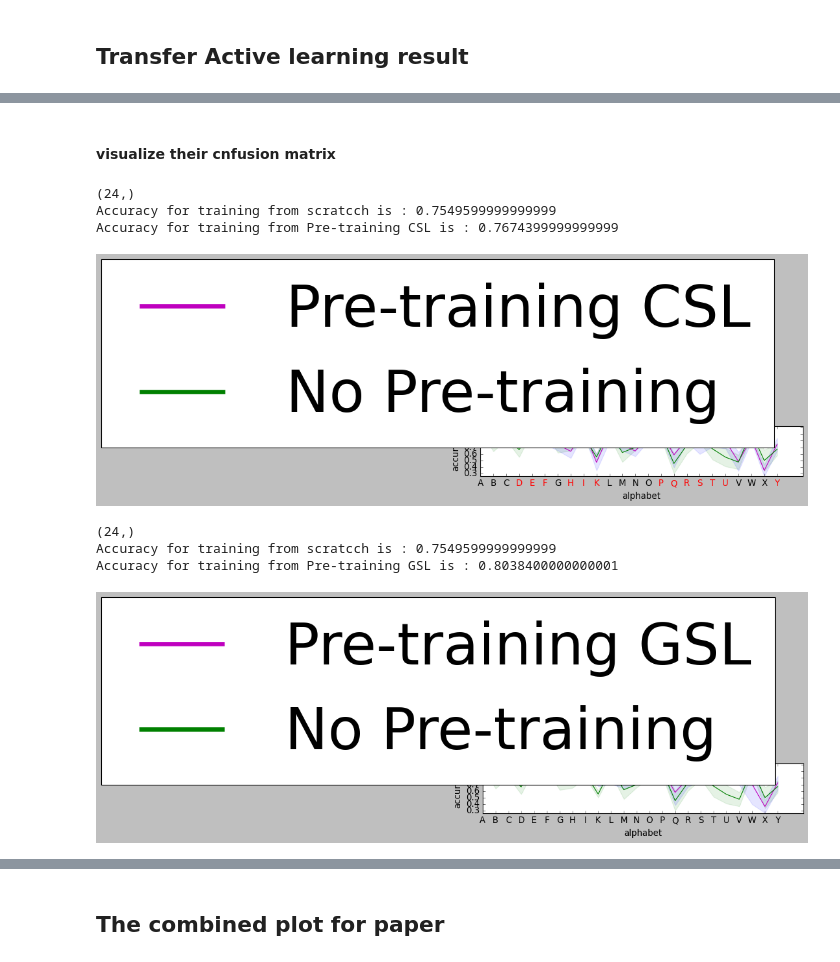
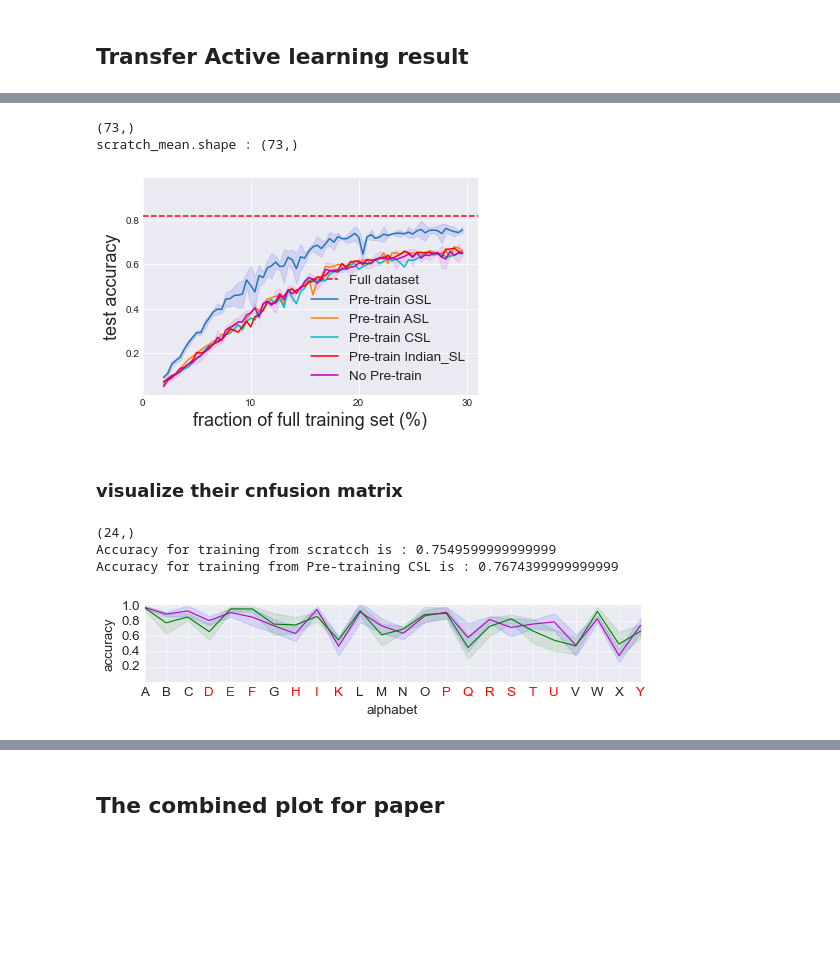
Before and after one commit to ShuaiWang97/AI_Sign_language, a Jupyter notebook: active_learning/DBALwithImgData-main/visualize.ipynb, the cells around one changed output, grey strips where cells are left out. Saved outputs shown, nothing was run; the diff lists cells and outputs as text; code cells hidden in the pictures; blank space fills up the shorter version.

```diff
--- a/active_learning/DBALwithImgData-main/visualize.ipynb
+++ b/active_learning/DBALwithImgData-main/visualize.ipynb
@@ -674,5 +721,22 @@ percentage for iter =40:  33.78378378378378
+# %%
+Irish_SL_scratch = np.load("D:/AI_thesis/workshop_paper/np_result_96/Irish_SL_MNIST_imbalvar_res18pre_trainFalse_96.npy")[:,:73]
+Irish_SL_pre_GSL = np.load("D:/AI_thesis/workshop_paper/np_result_96/Irish_SL_MNIST_imbalvar_res18pre_trainGSL_MNIST_imbal_96.npy")[:,:73]
+Irish_SL_pre_ASL = np.load("D:/AI_thesis/workshop_paper/np_result_96/Irish_SL_MNIST_imbalvar_res18pre_trainASL_MNIST_imbal_96.npy")[:,:73]
+Irish_SL_pre_Indian_SL = np.load("D:/AI_thesis/workshop_paper/np_result_96/Irish_SL_MNIST_imbalvar_res18pre_trainIndian_MNIST_imbal_96.npy")[:,:73]
+Irish_SL_pre_Chinese = np.load("D:/AI_thesis/workshop_paper/np_result_96/Irish_SL_MNIST_imbalvar_res18pre_trainChinese_SL_MNIST_imbal_96.npy")[:,:73]
+
+#for i in [Irish_SL_scratch, Irish_SL_pre_GSL,Irish_SL_pre_ASL,Irish_SL_pre_Fashion,Irish_SL_pre_Chinese ]:
+#    i = i[:,:80]
+
+name = ["Pre-train GSL", "Pre-train ASL", "Pre-train CSL","Pre-train Indian_SL" ]
+result_Irish_SL = make_transfer_plot(SL="Irish_SL_96",scratch=Irish_SL_scratch, pre_1=Irish_SL_pre_GSL, pre_2=Irish_SL_pre_ASL, pre_3=Irish_SL_pre_Chinese,
+                                     pre_4 = Irish_SL_pre_Indian_SL, name=name, query=10, training_data=2600, full_performance=0.82, plot=True )
+# %% [output]
+(73,)
+scratch_mean.shape : (73,)
+[figure, added]
 # %% [markdown]
-#### visualize their cnfusion matrix
+### visualize their cnfusion matrix
 # %%
 def make_con_mat_plot(SL, scratch, pre_1, pre_2, pre_3, pre_4, iterr_num ,name):
     """Make plots for viaualizing confusion matrix"""
@@ -730,8 +794,7 @@ def make_con_mat_plot(SL, scratch, pre_1, pre_2, pre_3, pre_4, iterr_num ,name):
     ax.set_xlabel("alphabet")
     ax.set_ylabel("accuracy")
     ax.set_xticklabels( all_Alphabet_list )
-    plt.ylim([0.26,1.02])
-    if SL == "Irish_SL":
+    if "Irish_SL" in SL:
         plt.gca().get_xticklabels()[6].set_color("red")
         plt.gca().get_xticklabels()[7].set_color("red")
         plt.gca().get_xticklabels()[9].set_color("red")
@@ -740,7 +803,7 @@ def make_con_mat_plot(SL, scratch, pre_1, pre_2, pre_3, pre_4, iterr_num ,name):
         plt.gca().get_xticklabels()[15].set_color("red")
         plt.gca().get_xticklabels()[18].set_color("red")
         plt.gca().get_xticklabels()[22].set_color("red")
-    if SL =="ASL" and name[0]=="Pre-training CSL":
+    if "ASL" in SL and name[0]=="Pre-training CSL":
         plt.gca().get_xticklabels()[3].set_color("red")
         plt.gca().get_xticklabels()[4].set_color("red")
         plt.gca().get_xticklabels()[5].set_color("red")
@@ -754,42 +817,42 @@ def make_con_mat_plot(SL, scratch, pre_1, pre_2, pre_3, pre_4, iterr_num ,name):
         plt.gca().get_xticklabels()[18].set_color("red")
         plt.gca().get_xticklabels()[19].set_color("red")
         plt.gca().get_xticklabels()[23].set_color("red")
-    #if SL=="ASL" and name[0]=="Pretrain_GSL":
+    if "CSL" in SL and name[0]=="Pre-training ASL":
+        for i in [3,4,5,7,8,9,14,15,16,17,18,19,22]:
+            plt.gca().get_xticklabels()[i].set_color("red")
+
+
 
 
 
     #plt.legend(fontsize=80,loc=4)
-    leg = plt.legend(fontsize=80,loc=4)
-    leg.get_lines()[0].set_linewidth(6)
-    leg.get_lines()[1].set_linewidth(6)
+    #leg = plt.legend(fontsize=80,loc=4)
+    #leg.get_lines()[0].set_linewidth(6)
+    #leg.get_lines()[1].set_linewidth(6)
+    #leg.get_lines()[2].set_linewidth(6)
     #plt.title(SL+" transfer active learning result")
-
-    #fig.savefig('result_img/new_images/AL_'+SL+'.png', dpi=100)
+    plt.yticks([0.2, 0.4, 0.6,0.8,1.0])
+    plt.xlim([0,23])
+    plt.ylim([0.0,1.02])
+    plt.rcParams['axes.labelsize'] = 12
+    fig.savefig('result_img/new_images/cm_'+SL+'.png', dpi=2000,bbox_inches='tight')
 # %%
-con_ASL_scratch = np.load("D:/AI_thesis/workshop_paper/con_mat/con_mat_ASL_MNIST_imbalvar_res18pre_trainFalse.npy")
-con_ASL_pre_Irish = np.load("D:/AI_thesis/workshop_paper/con_mat/con_mat_ASL_MNIST_imbalvar_res18pre_trainIrish_SL_MNIST_imbal.npy")
-con_ASL_pre_GSL = np.load("D:/AI_thesis/workshop_paper/con_mat/con_mat_ASL_MNIST_imbalvar_res18pre_trainGSL_MNIST_imbal.npy")
-con_ASL_pre_Fashion = np.load("D:/AI_thesis/workshop_paper/con_mat/con_mat_ASL_MNIST_imbalvar_res18pre_trainFashion_MNIST.npy")
-con_ASL_pre_Chinese = np.load("D:/AI_thesis/workshop_paper/con_mat/con_mat_ASL_MNIST_imbalvar_res18pre_trainChinese_SL_MNIST_imbal.npy")
+## ASL
+con_ASL_scratch = np.load("D:/AI_thesis/workshop_paper/con_mat_28/con_mat_ASL_MNIST_imbalvar_res18pre_trainFalse.npy")
+con_ASL_pre_Irish = np.load("D:/AI_thesis/workshop_paper/con_mat_28/con_mat_ASL_MNIST_imbalvar_res18pre_trainIrish_SL_MNIST_imbal.npy")
+con_ASL_pre_GSL = np.load("D:/AI_thesis/workshop_paper/con_mat_28/con_mat_ASL_MNIST_imbalvar_res18pre_trainGSL_MNIST_imbal.npy")
+con_ASL_pre_Fashion = np.load("D:/AI_thesis/workshop_paper/con_mat_28/con_mat_ASL_MNIST_imbalvar_res18pre_trainFashion_MNIST.npy")
+con_ASL_pre_Chinese = np.load("D:/AI_thesis/workshop_paper/con_mat_28/con_mat_ASL_MNIST_imbalvar_res18pre_trainChinese_SL_MNIST_imbal.npy")
 
 
-plt.style.use('classic')
-#plt.style.use("seaborn-darkgrid")
+#plt.style.use('classic')
+plt.style.use("seaborn-darkgrid")
 name = ["Pre-training CSL" , "Pretrain_GSL" ,"pretrain_Irish_SL","pretrain_Fashion"]
 make_con_mat_plot(SL="ASL",scratch=con_ASL_scratch, pre_1=con_ASL_pre_Chinese, pre_2=con_ASL_pre_Irish, pre_3=con_ASL_pre_Fashion,
                   pre_4 =con_ASL_pre_Chinese, name=name,iterr_num=40)
 # %% [output]
 (24,)
 Accuracy for training from scratcch is : 0.7549599999999999
 Accuracy for training from Pre-training CSL is : 0.7674399999999999
-[figure, old version]
+[figure, new version]
-# %%
-name = ["Pre-training GSL" , "Pretrain_Chinese_SL" ,"pretrain_Irish_SL","pretrain_Fashion"]
-make_con_mat_plot(SL="ASL",scratch=con_ASL_scratch, pre_1=con_ASL_pre_GSL, pre_2=con_ASL_pre_Irish, pre_3=con_ASL_pre_Fashion,
-                  pre_4 =con_ASL_pre_Chinese, name=name,iterr_num=40)
-# %% [output]
-(24,)
-Accuracy for training from scratcch is : 0.7549599999999999
-Accuracy for training from Pre-training GSL is : 0.8038400000000001
-[figure, removed]
 # %%
```
Also changed, not shown: parts of 41 cells of this notebook.
